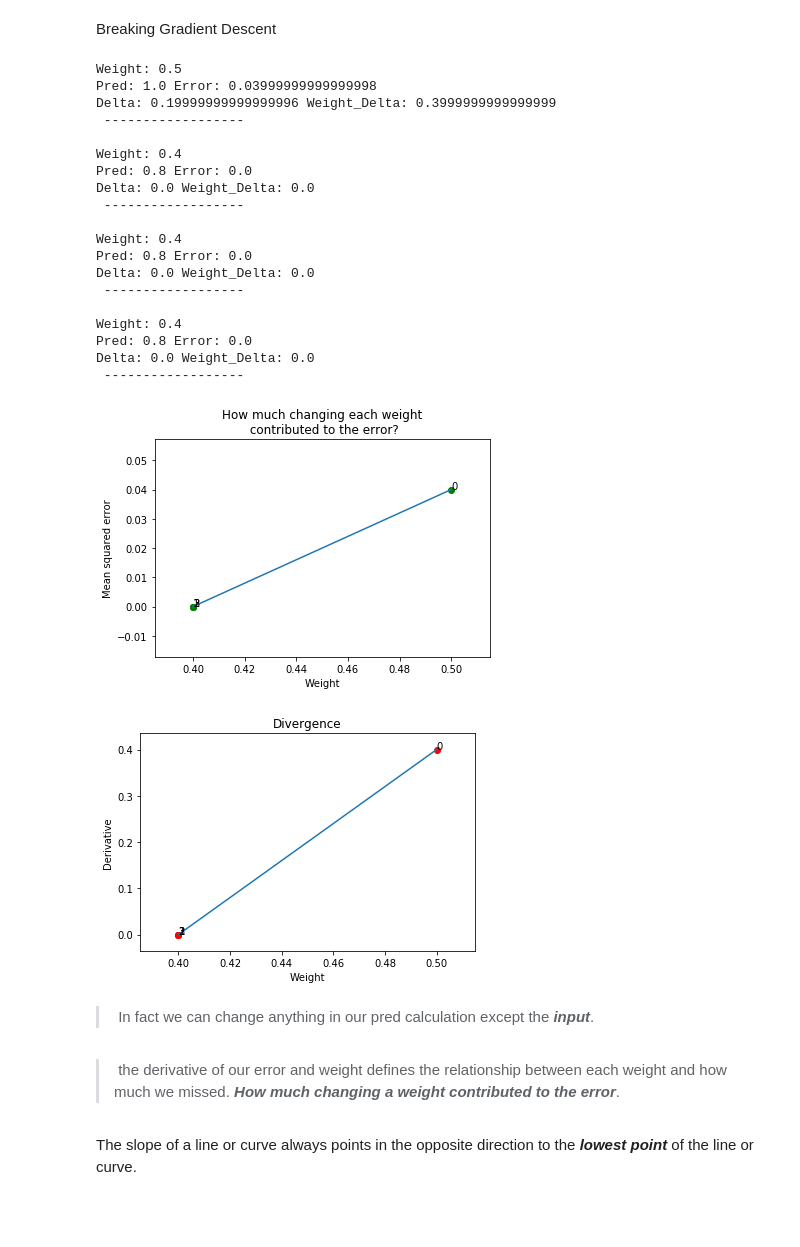
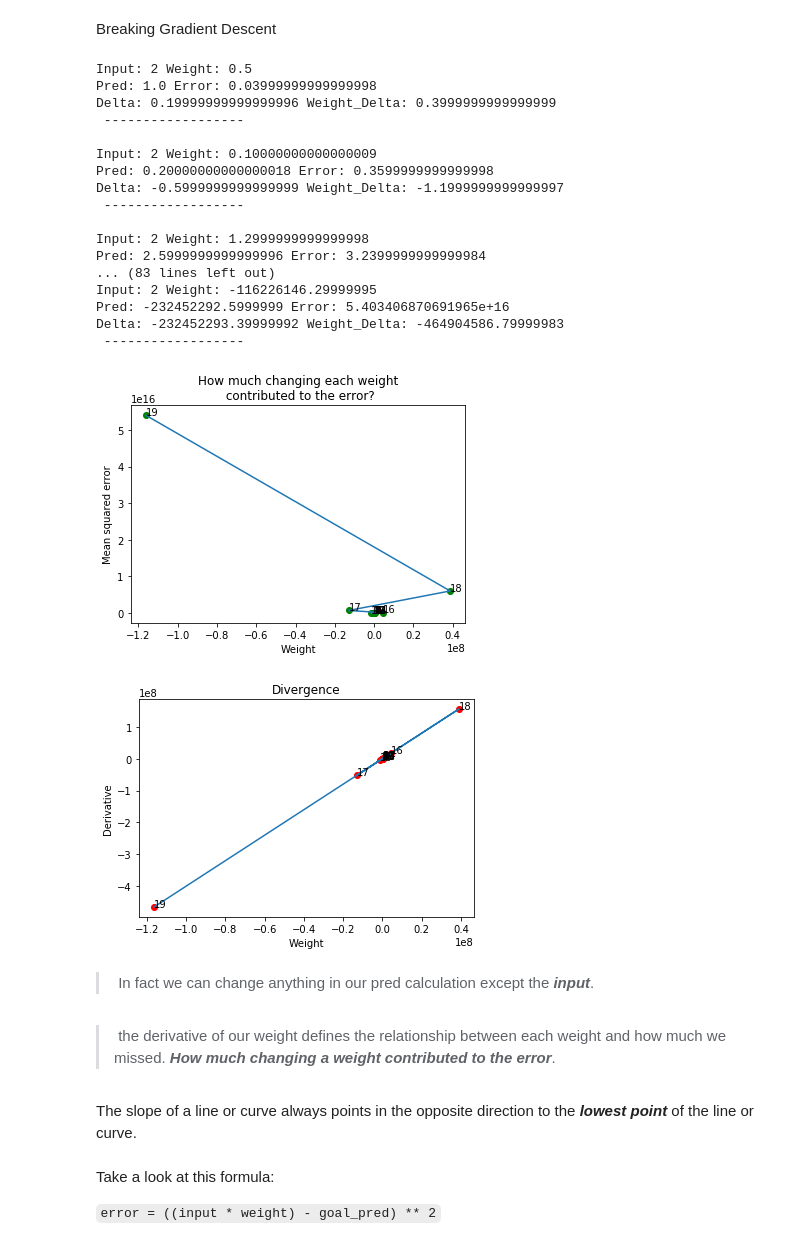
Before and after one commit to iamavieira/grokking-deep-learning, a Jupyter notebook: Chapter-4/Chapter 4 - Compare and Learn.ipynb, the cells around one changed output. Cells and saved outputs as stored; diff of their text form; code cells hidden in the pictures; blank space fills up the shorter version.

```diff
--- a/Chapter-4/Chapter 4 - Compare and Learn.ipynb
+++ b/Chapter-4/Chapter 4 - Compare and Learn.ipynb
@@ -41,7 +42,7 @@ for i in range(5):
     if (error > error_down or error > error_up):
         if(error_up > error_down):
             weight -= step_amount;
-        elif(error_up < error_down):
+        else:
             weight += step_amount;
 
     print('Pred: ' + str(pred) + ' Error: '
@@ -110,18 +117,22 @@ And the value of step_amount is picked up arbitrarily.
 # %% [markdown]
 Direction and amount from error:
 # %%
-weight = .5;
+input, weight, goal_prediction = (.5, .5, .8);
+
 for i in range(20):
+
     pred = neural_network(input, weight);
+
     #raw direction and amount that we missed
-    pure_error = pred - goal_pred;
     #if it`s positive, we predicted to high and vice-versa.
     #If it`s big, oh boy we missed by a lot.
+    pure_error = pred - goal_pred;
 
     msquared_error = pure_error ** 2;
 
     #how we want to change our weight. The absolute amount.
     direction_and_amount = pure_error * input;
+
     #performs scaling, negative reversal and stopping.
     weight -= direction_and_amount;
 
@@ -151,21 +162,34 @@ Weight update for a single trainning pair i.e. input => true;
 # %%
-weight, alpha = (.1, .01);
+ntoes, weight, alpha = (8.5, .1, .01);
 for i in range(100):
+
     #paradigm[0] - Predict
     pred = neural_network(ntoes, weight);
     msquared_error = (pred - win_or_lose_binary) ** 2;
+
     #paradigm[1] - Compare
     # delta is a measurement of "how much this node missed"
     #instead of computing direction_and_amount directly, we first compute
     #how much we wanted our output node to be different.
     delta = pred - win_or_lose_binary;
+
     #paradigm[2]-Learn
     #weight_delta TLDR;-"how much this weight caused the network to miss"
     #weight_delta = weight's input * weight's output(i.e. Node_Delta);
     #Therefore, we create each "Weight Delta" by scaling its output
     #"Node Delta" by the weight's input.
     weight_delta = ntoes * delta;
-    #alpha - how fast the network learns i.e. avoid divergence.
+
+    #Alpha
+    #how fast the network learns i.e. avoid divergence.
+    #small alpha means we learn too slowly, for the weight is update by a really small amount.
+
+    #Big alpha means we overcorrect even more. We scale the overcorrection, meaning the prediction is even more sensitive to the weight
+    #than it was before.
+
+    #A negative alpha, causes us to move in the wrong direction, which is basically the same direction of the slope,
+    #when we should be moving in the opposite direction
+
     weight -= weight_delta * alpha;
 
     print('Pred: ' + str(pred) + ' Error: ' + str(msquared_error));
@@ -194,15 +219,17 @@ Breaking Gradient Descent
 # %%
 import matplotlib.pyplot as plt;
 import numpy as np;
-weight, goal_pred, input, alpha = (.5, .8, 2, .25);
-interaction = 4;
+import random as rand
+
+weight, goal_pred, input, alpha = (.5, .8, 2, 1);
+interaction = 20;
 fig1, ax1 = plt.subplots();
 fig2, ax2 = plt.subplots();
 weights, derivatives, errors = ([], [], []);
 
 def neural_network(input, weight):
     for i in range(interaction):
-        print('Weight: ' + str(weight))
+        print('Input: ' + str(input) + ' Weight: ' + str(weight))
         weights.append(weight);
         pred = input * weight;
         msquared_error = ((input * weight) - goal_pred) ** 2;
@@ -219,51 +246,49 @@ def neural_network(input, weight):
     plot_it_all(weights, errors, derivatives);
 
 def plot_it_all(weights, errors, derivatives):
 
     ax1.set_title('How much changing each weight'
                   + '\n contributed to the error?');
     ax1.set_ylabel('Mean squared error');
     ax1.set_xlabel('Weight');
     ax1.scatter(weights, errors, s=None, c='g');
     ax1.plot(weights, errors);
     for i in range(len(weights)):
         ax1.annotate(i, (weights[i], errors[i]));
     ax2.set_title('Divergence');
     ax2.set_ylabel('Derivative');
     ax2.set_xlabel('Weight');
     ax2.scatter(weights, derivatives, s=None, c='r');
     ax2.plot(weights, derivatives);
     for i in range(len(weights)):
         ax2.annotate(i, (weights[i], derivatives[i]));
 
 
 neural_network(input, weight);
 # %% [output]
-Weight: 0.5
+Input: 2 Weight: 0.5
 Pred: 1.0 Error: 0.03999999999999998
 Delta: 0.19999999999999996 Weight_Delta: 0.3999999999999999
  ------------------
 
-Weight: 0.4
-Pred: 0.8 Error: 0.0
-Delta: 0.0 Weight_Delta: 0.0
+Input: 2 Weight: 0.10000000000000009
+Pred: 0.20000000000000018 Error: 0.3599999999999998
+Delta: -0.5999999999999999 Weight_Delta: -1.1999999999999997
  ------------------
 
-Weight: 0.4
-Pred: 0.8 Error: 0.0
-Delta: 0.0 Weight_Delta: 0.0
+Input: 2 Weight: 1.2999999999999998
+Pred: 2.5999999999999996 Error: 3.2399999999999984
+... (83 lines left out)
+Input: 2 Weight: -116226146.29999995
+Pred: -232452292.5999999 Error: 5.403406870691965e+16
+Delta: -232452293.39999992 Weight_Delta: -464904586.79999983
  ------------------
-
-Weight: 0.4
-Pred: 0.8 Error: 0.0
-Delta: 0.0 Weight_Delta: 0.0
- ------------------
-[figure, old version]
+[figure, new version]
-[figure, old version]
+[figure, new version]
 # %% [markdown]
 > In fact we can change anything in our pred calculation except the **_input_**.
 # %% [markdown]
-> the derivative of our error and weight defines the relationship between each weight and how much we missed. **_How much changing a weight contributed to the error_**.
+> the derivative of our weight defines the relationship between each weight and how much we missed. **_How much changing a weight contributed to the error_**.
 # %% [markdown]
 The slope of a line or curve always points in the opposite direction to the **_lowest point_** of the line or curve.
 # %%
@@ -270,0 +296,4 @@ weight -= input * (pred - goal_pred);
+# %% [markdown]
+Take a look at this formula:
+
+`error = ((input * weight) - goal_pred) ** 2`
```
Also changed, not shown: parts of 9 cells of this notebook, 7 other files.
